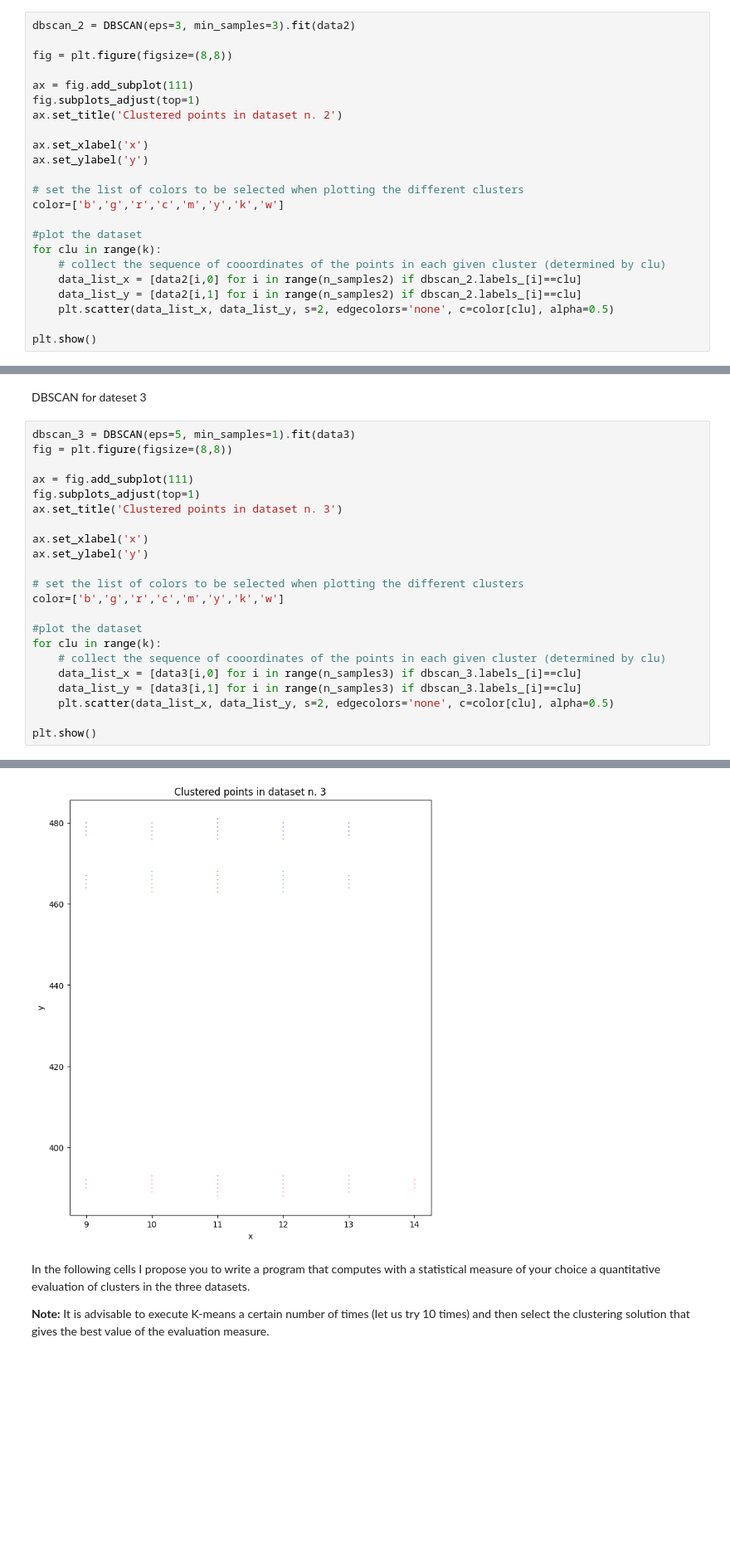
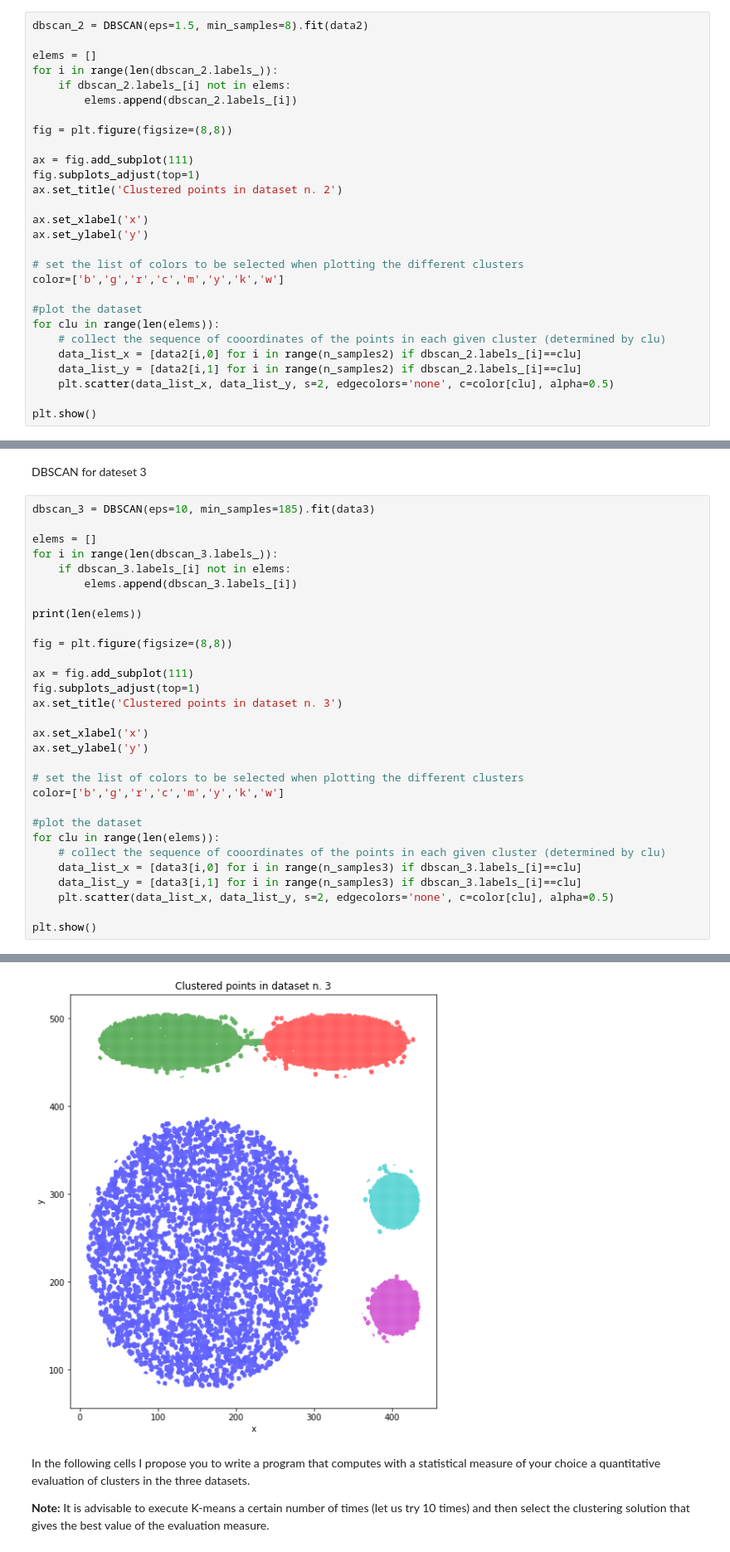
Before and after one commit to Fazzaa/ml_lab, a Jupyter notebook: clustering/clustering_copy_for_students_aa_21_22.ipynb, the cells around one changed output, grey strips where cells are left out. Shown at 83% size. Drawn from its saved outputs; the diff is of its cells as text; blank space fills up the shorter version.

```diff
--- a/clustering/clustering_copy_for_students_aa_21_22.ipynb
+++ b/clustering/clustering_copy_for_students_aa_21_22.ipynb
@@ -383,7 +383,12 @@ plt.show()
 # %% [markdown]
 DBSCAN for dataset 2
 # %%
-dbscan_2 = DBSCAN(eps=3, min_samples=3).fit(data2)
+dbscan_2 = DBSCAN(eps=1.5, min_samples=8).fit(data2)
+
+elems = []
+for i in range(len(dbscan_2.labels_)):
+    if dbscan_2.labels_[i] not in elems:
+        elems.append(dbscan_2.labels_[i])
 
 fig = plt.figure(figsize=(8,8))
 
@@ -398,7 +403,7 @@ ax.set_ylabel('y')
 color=['b','g','r','c','m','y','k','w']
 
 #plot the dataset
-for clu in range(k):
+for clu in range(len(elems)):
     # collect the sequence of cooordinates of the points in each given cluster (determined by clu)
     data_list_x = [data2[i,0] for i in range(n_samples2) if dbscan_2.labels_[i]==clu]
     data_list_y = [data2[i,1] for i in range(n_samples2) if dbscan_2.labels_[i]==clu]
@@ -410,7 +415,15 @@ plt.show()
 # %% [markdown]
 DBSCAN for dateset 3
 # %%
-dbscan_3 = DBSCAN(eps=5, min_samples=1).fit(data3)
+dbscan_3 = DBSCAN(eps=10, min_samples=185).fit(data3)
+
+elems = []
+for i in range(len(dbscan_3.labels_)):
+    if dbscan_3.labels_[i] not in elems:
+        elems.append(dbscan_3.labels_[i])
+
+print(len(elems))
+
 fig = plt.figure(figsize=(8,8))
 
 ax = fig.add_subplot(111)
@@ -424,7 +437,7 @@ ax.set_ylabel('y')
 color=['b','g','r','c','m','y','k','w']
 
 #plot the dataset
-for clu in range(k):
+for clu in range(len(elems)):
     # collect the sequence of cooordinates of the points in each given cluster (determined by clu)
     data_list_x = [data3[i,0] for i in range(n_samples3) if dbscan_3.labels_[i]==clu]
     data_list_y = [data3[i,1] for i in range(n_samples3) if dbscan_3.labels_[i]==clu]
@@ -435,4 +449,4 @@ plt.show()
-[figure, old version]
+[figure, new version]
 # %% [markdown]
 In the following cells I propose you to write a program that computes with a statistical measure of your choice a quantitative evaluation of clusters in the three datasets.
 
```
Also changed, not shown: parts of 2 cells of this notebook.
